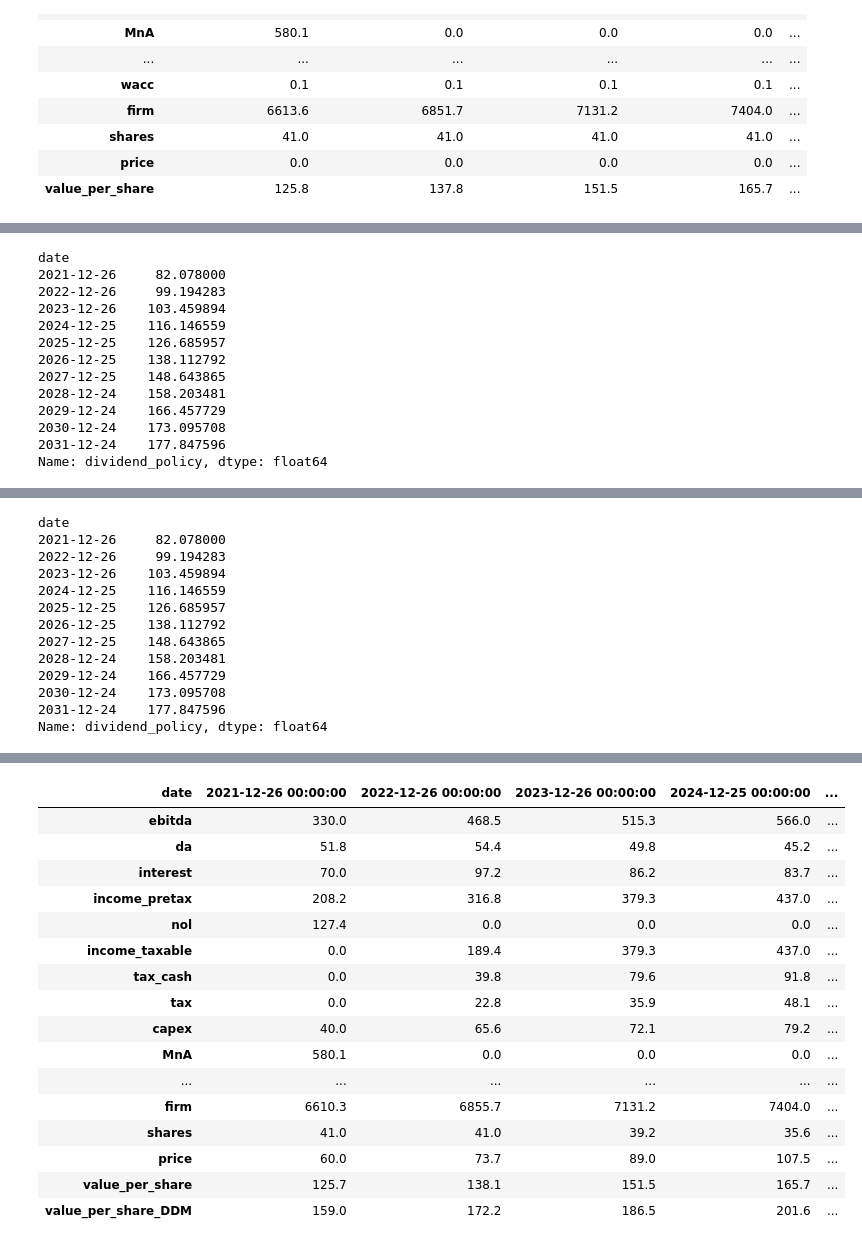
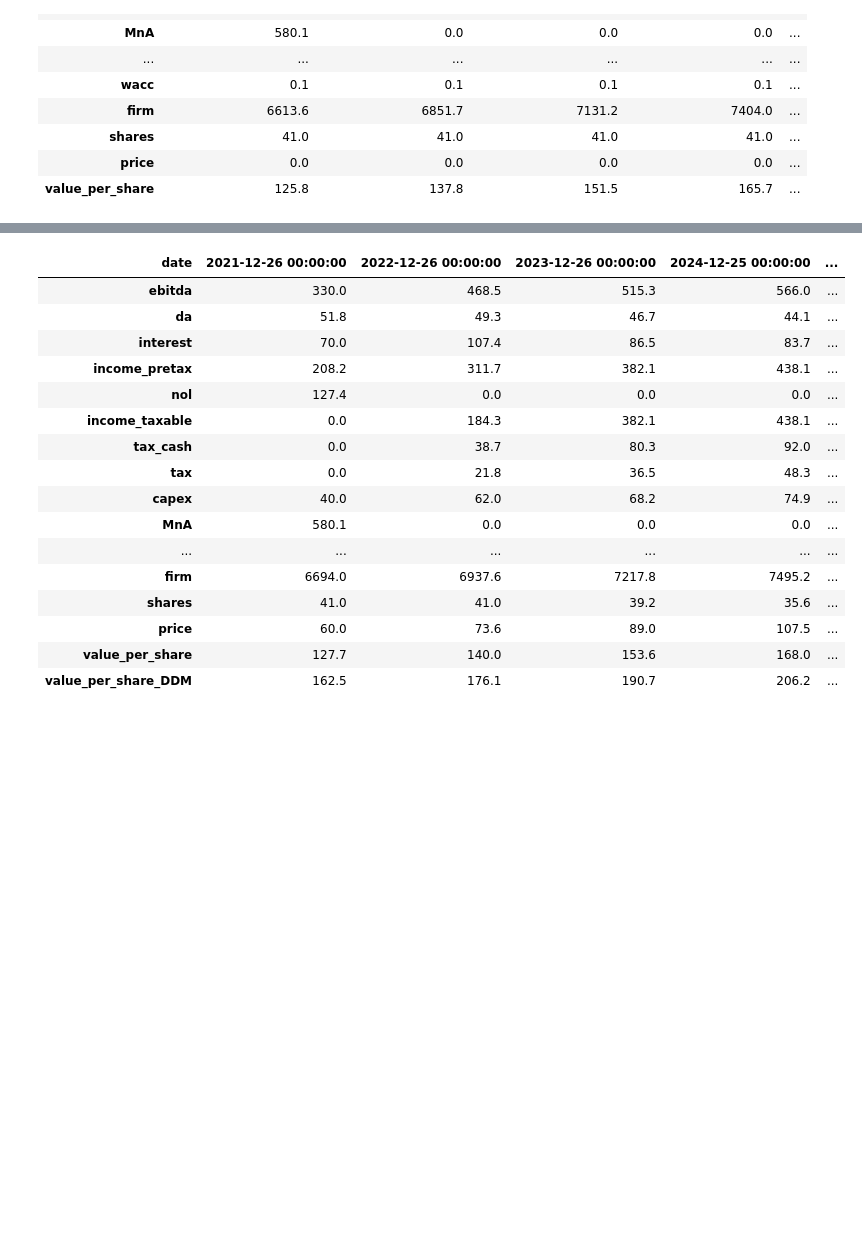
Before and after one commit to mtlr05/finagle, a Jupyter notebook: Valuation notebook.ipynb, the cells around one changed output, grey strips where cells are left out. Cells and saved outputs as stored; diff of their text form; code cells hidden in the pictures; blank space fills up the shorter version.

```diff
--- a/Valuation notebook.ipynb
+++ b/Valuation notebook.ipynb
@@ -1614,7 +1395,6 @@ Name: dividend_policy, dtype: float64
 #FRG
 #full ebitda based calculation, using forecast_ebitda() and load_data() method
 #includes fcf_to_acquire()
-#pv=125.4
 
 #initializers
 rd = 0.065
@@ -1632,7 +1412,7 @@ financials = {
 'capex' :  [40], #year+1 required
 'dwc' : [0,0,0,0,0,0,0,0,0,0,0], #year+1 required
 'tax' : [0],
-'da' : [51.847,54.4], #don't input for all years since the terminal year should be calculated from capex and ROIC
+'da' : [51.847], #don't input for all years since the terminal year should be calculated from capex and ROIC
 'debt' :  [1072.9,1072.9,1072.9,1072.9,1072.9,1072.9,1072.9,1072.9,1072.9,1072.9,1072.9],
 
 'interest' : [70],
@@ -1657,7 +1437,9 @@ FRG.forecast_ebitda(330,[0.15,0.1,0.1,0.1,0.1], financials)
 FRG.forecast_capex([40,46], financials)
 FRG.load_financials(financials = financials.copy())
 FRG.fcf_from_ebitda()
-FRG.fcf_to_acquire(adjust_cash = True, year_a = 0, ebitda_frac = 0.2696, multiple = 6.52, leverage = 4.755, gnext = 0.1, cap_frac = 0.22)
+FRG.fcf_to_acquire(adjust_cash = True, year_a = 0, ebitda_frac = 0.2696, multiple = 6.52, leverage = 6.52, gnext = 0.1, cap_frac = 0.18)
+#FRG.fcf_to_acquire(adjust_cash = True, year_a = 1, ebitda_frac = 0.2696, multiple = 6.52, leverage = 6.52, gnext = 0.1, cap_frac = 0.18)
+#FRG.fcf_to_acquire(adjust_cash = True, year_a = 2, ebitda_frac = 0.2696, multiple = 6.52, leverage = 6.52, gnext = 0.1, cap_frac = 0.18)
 FRG.fcf_to_debt(leverage=2.5)
 FRG.fcf_to_buyback(price=60,dp = 'proportional')
 FRG.value()
@@ -1719,13 +1465,0 @@ Name: dividend_policy, dtype: float64
-date
-2021-12-26     82.078000
-2022-12-26     99.194283
-2023-12-26    103.459894
-2024-12-25    116.146559
-2025-12-25    126.685957
-2026-12-25    138.112792
-2027-12-25    148.643865
-2028-12-24    158.203481
-2029-12-24    166.457729
-2030-12-24    173.095708
-2031-12-24    177.847596
-Name: dividend_policy, dtype: float64
@@ -1734,13 +1465,0 @@ Name: dividend_policy, dtype: float64
-date
-2021-12-26     82.078000
-2022-12-26     99.194283
-2023-12-26    103.459894
-2024-12-25    116.146559
-2025-12-25    126.685957
-2026-12-25    138.112792
-2027-12-25    148.643865
-2028-12-24    158.203481
-2029-12-24    166.457729
-2030-12-24    173.095708
-2031-12-24    177.847596
-Name: dividend_policy, dtype: float64
@@ -1749,17 +1466,17 @@ Name: dividend_policy, dtype: float64
 | date | 2021-12-26 00:00:00 | 2022-12-26 00:00:00 | 2023-12-26 00:00:00 | 2024-12-25 00:00:00 | ... |
 | ebitda | 330.0 | 468.5 | 515.3 | 566.0 | ... |
-| da | 51.8 | 54.4 | 49.8 | 45.2 | ... |
-| interest | 70.0 | 97.2 | 86.2 | 83.7 | ... |
-| income_pretax | 208.2 | 316.8 | 379.3 | 437.0 | ... |
+| da | 51.8 | 49.3 | 46.7 | 44.1 | ... |
+| interest | 70.0 | 107.4 | 86.5 | 83.7 | ... |
+| income_pretax | 208.2 | 311.7 | 382.1 | 438.1 | ... |
 | nol | 127.4 | 0.0 | 0.0 | 0.0 | ... |
-| income_taxable | 0.0 | 189.4 | 379.3 | 437.0 | ... |
-| tax_cash | 0.0 | 39.8 | 79.6 | 91.8 | ... |
-| tax | 0.0 | 22.8 | 35.9 | 48.1 | ... |
-| capex | 40.0 | 65.6 | 72.1 | 79.2 | ... |
+| income_taxable | 0.0 | 184.3 | 382.1 | 438.1 | ... |
+| tax_cash | 0.0 | 38.7 | 80.3 | 92.0 | ... |
+| tax | 0.0 | 21.8 | 36.5 | 48.3 | ... |
+| capex | 40.0 | 62.0 | 68.2 | 74.9 | ... |
 | MnA | 580.1 | 0.0 | 0.0 | 0.0 | ... |
 | ... | ... | ... | ... | ... | ... |
-| firm | 6610.3 | 6855.7 | 7131.2 | 7404.0 | ... |
+| firm | 6694.0 | 6937.6 | 7217.8 | 7495.2 | ... |
 | shares | 41.0 | 41.0 | 39.2 | 35.6 | ... |
-| price | 60.0 | 73.7 | 89.0 | 107.5 | ... |
-| value_per_share | 125.7 | 138.1 | 151.5 | 165.7 | ... |
-| value_per_share_DDM | 159.0 | 172.2 | 186.5 | 201.6 | ... |
+| price | 60.0 | 73.6 | 89.0 | 107.5 | ... |
+| value_per_share | 127.7 | 140.0 | 153.6 | 168.0 | ... |
+| value_per_share_DDM | 162.5 | 176.1 | 190.7 | 206.2 | ... |
```
Also changed, not shown: parts of 6 cells of this notebook, 1 other file.
